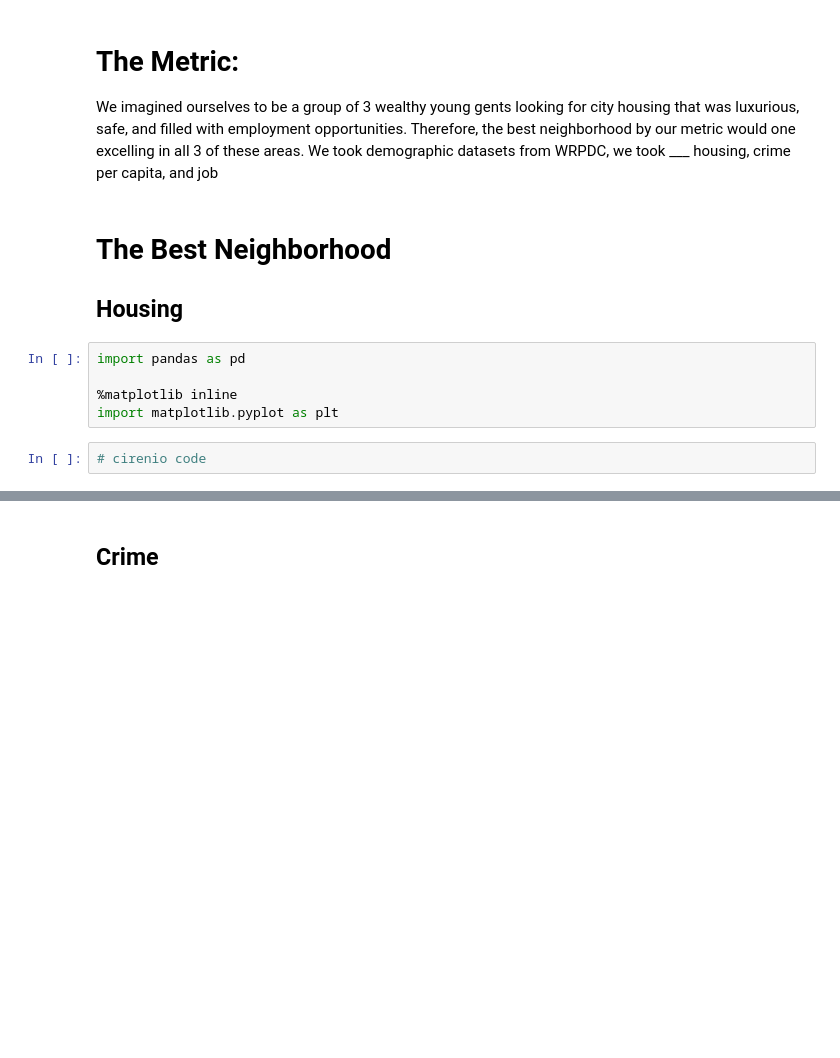
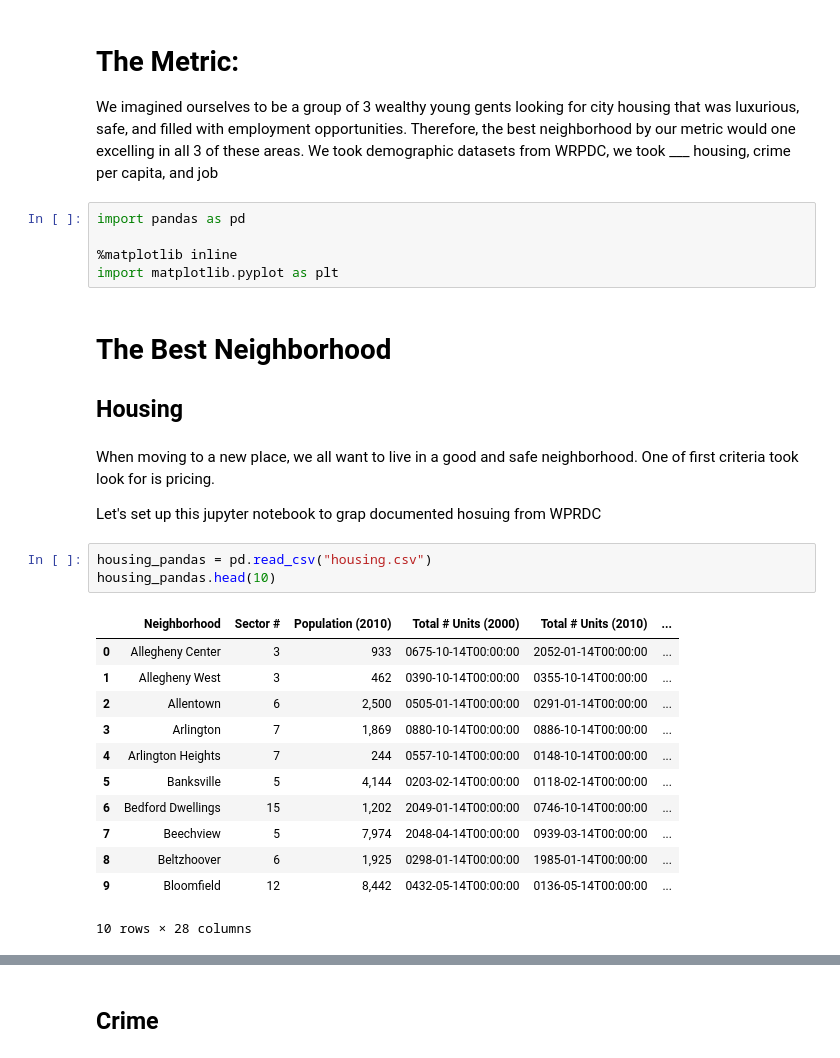
Before and after one commit to matthewgarvey963/CMPINF0010_FinalProject, a Jupyter notebook: CombinedNotebook.ipynb, the cells around one changed output, grey strips where cells are left out. Saved outputs shown, nothing was run; the diff lists cells and outputs as text; blank space fills up the shorter version.

```diff
--- a/CombinedNotebook.ipynb
+++ b/CombinedNotebook.ipynb
@@ -4,14 +4,32 @@ This is Team **Big MAC's** final report
 # %% [markdown]
 # **The Metric**:
 We imagined ourselves to be a group of 3 wealthy young gents looking for city housing that was luxurious, safe, and filled with employment opportunities. Therefore, the best neighborhood by our metric would one excelling in all 3 of these areas. We took demographic datasets from WRPDC, we took ___ housing, crime per capita, and job
+# %%
+import pandas as pd
+
+%matplotlib inline
+import matplotlib.pyplot as plt
 # %% [markdown]
 # **The Best Neighborhood**
 
 ## Housing
-# %%
-import pandas as pd
-
-%matplotlib inline
-import matplotlib.pyplot as plt
-# %%
-# cirenio code
+# %% [markdown]
+When moving to a new place, we all want to live in a good and safe neighborhood. One of first criteria took look for is pricing.
+
+Let's set up this jupyter notebook to grap documented hosuing from WPRDC
+# %%
+housing_pandas = pd.read_csv("housing.csv")
+housing_pandas.head(10)
+# %% [output]
+|  | Neighborhood | Sector # | Population (2010) | Total # Units (2000) | Total # Units (2010) | ... |
+| 0 | Allegheny Center | 3 | 933 | 0675-10-14T00:00:00 | 2052-01-14T00:00:00 | ... |
+| 1 | Allegheny West | 3 | 462 | 0390-10-14T00:00:00 | 0355-10-14T00:00:00 | ... |
+| 2 | Allentown | 6 | 2,500 | 0505-01-14T00:00:00 | 0291-01-14T00:00:00 | ... |
+| 3 | Arlington | 7 | 1,869 | 0880-10-14T00:00:00 | 0886-10-14T00:00:00 | ... |
+| 4 | Arlington Heights | 7 | 244 | 0557-10-14T00:00:00 | 0148-10-14T00:00:00 | ... |
+| 5 | Banksville | 5 | 4,144 | 0203-02-14T00:00:00 | 0118-02-14T00:00:00 | ... |
+| 6 | Bedford Dwellings | 15 | 1,202 | 2049-01-14T00:00:00 | 0746-10-14T00:00:00 | ... |
+| 7 | Beechview | 5 | 7,974 | 2048-04-14T00:00:00 | 0939-03-14T00:00:00 | ... |
+| 8 | Beltzhoover | 6 | 1,925 | 0298-01-14T00:00:00 | 1985-01-14T00:00:00 | ... |
+| 9 | Bloomfield | 12 | 8,442 | 0432-05-14T00:00:00 | 0136-05-14T00:00:00 | ... |
+10 rows × 28 columns
```
Also changed, not shown: parts of 9 cells of this notebook.
